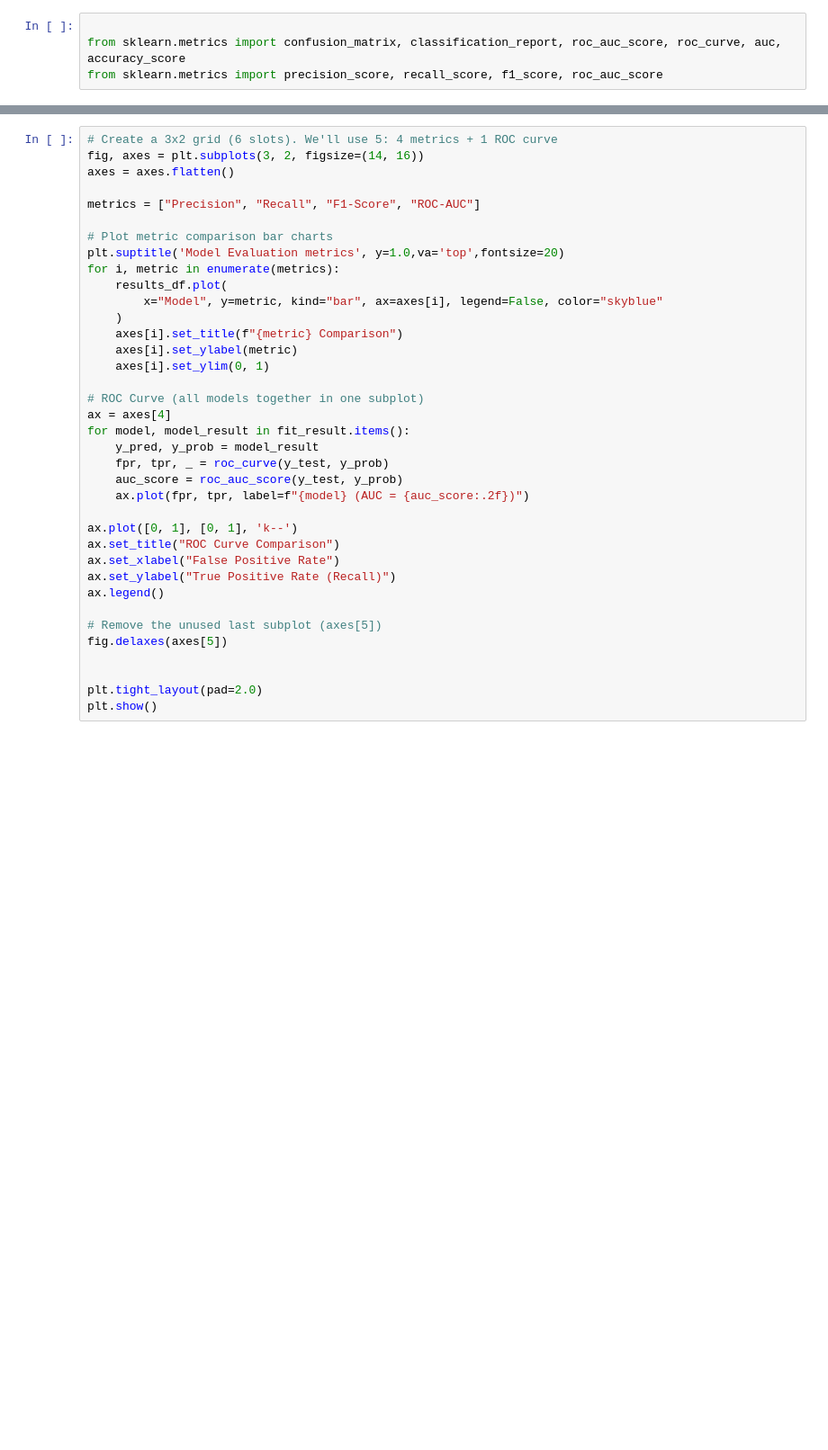
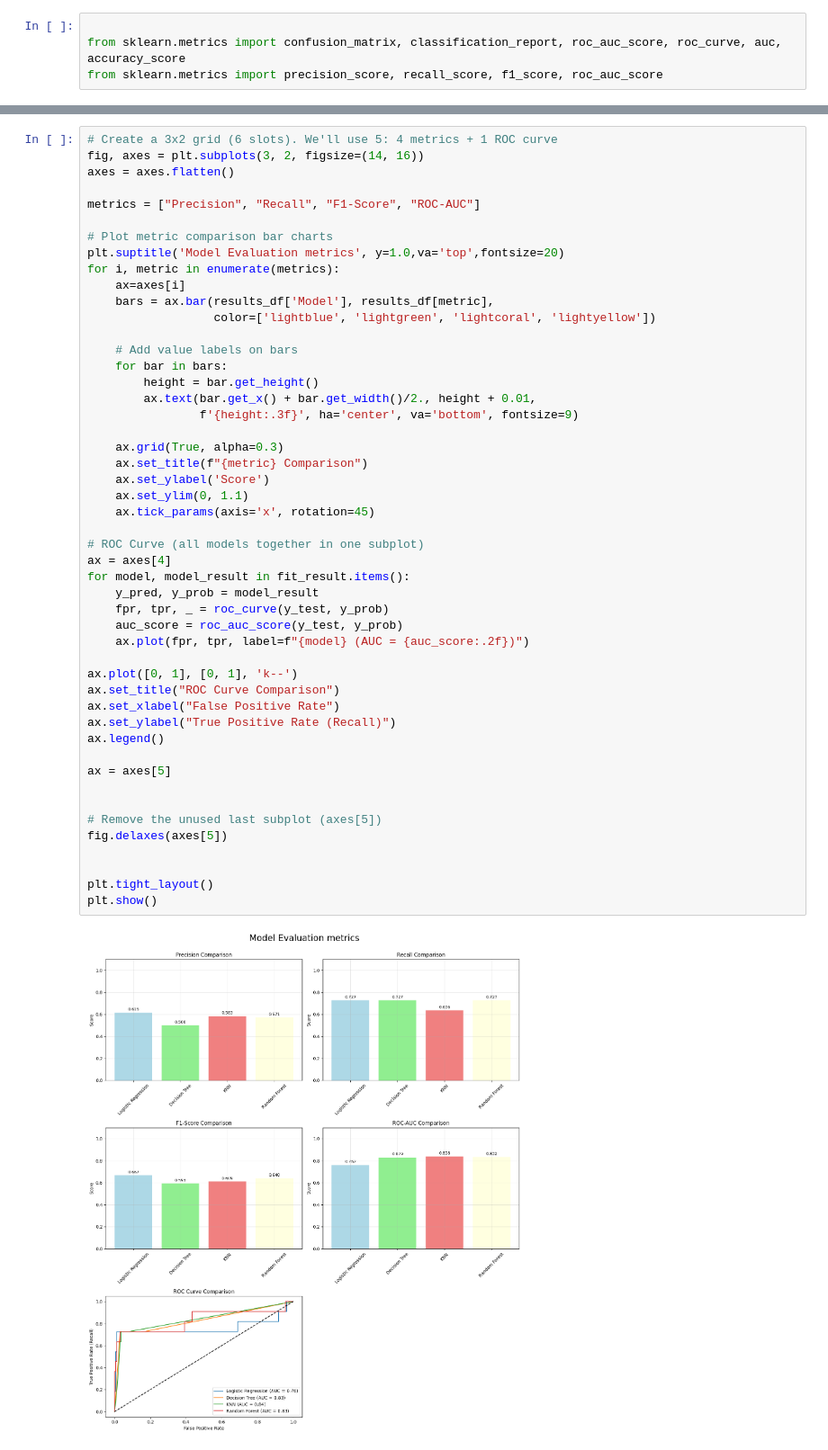
Before and after one commit to mudu89/ML_AssignmentPS01, a Jupyter notebook: 2024DA04200_Problem_Statement_1.ipynb, the cells around one changed output, grey strips where cells are left out. Shown at 90% size. Drawn from its saved outputs; the diff is of its cells as text; blank space fills up the shorter version.

```diff
--- a/2024DA04200_Problem_Statement_1.ipynb
+++ b/2024DA04200_Problem_Statement_1.ipynb
@@ -496,37 +664,51 @@ results_df.head()
 # %%
 # Create a 3x2 grid (6 slots). We'll use 5: 4 metrics + 1 ROC curve
 fig, axes = plt.subplots(3, 2, figsize=(14, 16))
 axes = axes.flatten()
 
 metrics = ["Precision", "Recall", "F1-Score", "ROC-AUC"]
 
 # Plot metric comparison bar charts
 plt.suptitle('Model Evaluation metrics', y=1.0,va='top',fontsize=20)
 for i, metric in enumerate(metrics):
-    results_df.plot(
-        x="Model", y=metric, kind="bar", ax=axes[i], legend=False, color="skyblue"
-    )
-    axes[i].set_title(f"{metric} Comparison")
-    axes[i].set_ylabel(metric)
-    axes[i].set_ylim(0, 1)
+    ax=axes[i]
+    bars = ax.bar(results_df['Model'], results_df[metric],
+                  color=['lightblue', 'lightgreen', 'lightcoral', 'lightyellow'])
+
+    # Add value labels on bars
+    for bar in bars:
+        height = bar.get_height()
+        ax.text(bar.get_x() + bar.get_width()/2., height + 0.01,
+                f'{height:.3f}', ha='center', va='bottom', fontsize=9)
+
+    ax.grid(True, alpha=0.3)
+    ax.set_title(f"{metric} Comparison")
+    ax.set_ylabel('Score')
+    ax.set_ylim(0, 1.1)
+    ax.tick_params(axis='x', rotation=45)
 
 # ROC Curve (all models together in one subplot)
 ax = axes[4]
 for model, model_result in fit_result.items():
     y_pred, y_prob = model_result
     fpr, tpr, _ = roc_curve(y_test, y_prob)
     auc_score = roc_auc_score(y_test, y_prob)
     ax.plot(fpr, tpr, label=f"{model} (AUC = {auc_score:.2f})")
 
 ax.plot([0, 1], [0, 1], 'k--')
 ax.set_title("ROC Curve Comparison")
 ax.set_xlabel("False Positive Rate")
 ax.set_ylabel("True Positive Rate (Recall)")
 ax.legend()
 
+ax = axes[5]
+
+
 # Remove the unused last subplot (axes[5])
 fig.delaxes(axes[5])
 
 
-plt.tight_layout(pad=2.0)
+plt.tight_layout()
 plt.show()
+# %% [output]
+[figure, added]
```
Also changed, not shown: parts of 29 cells of this notebook.
